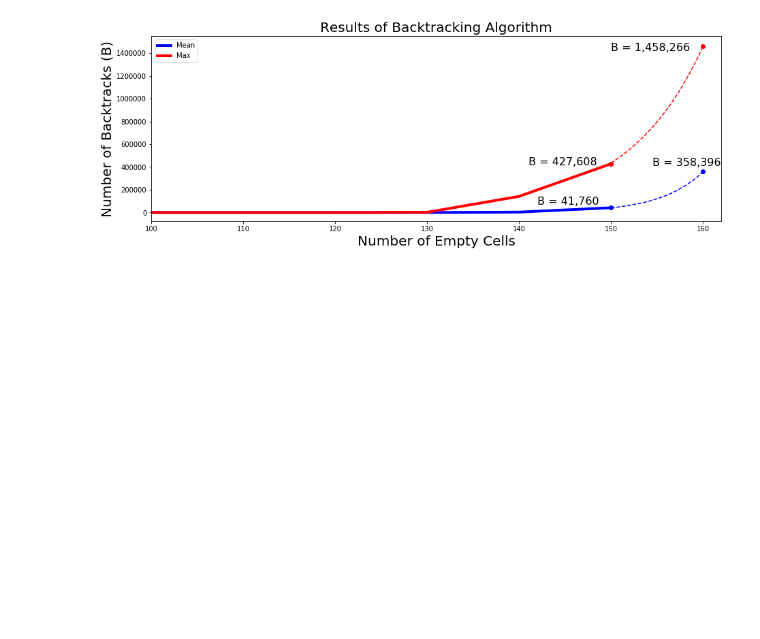
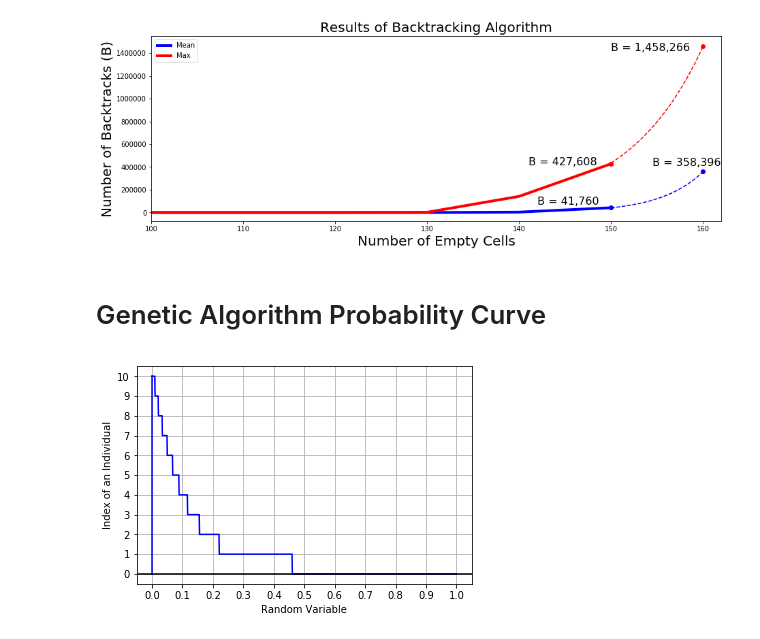
Before and after one commit to aaronbae/SudokuProject, a Jupyter notebook: project_report/Plotter.ipynb, the cells around one changed output. Drawn from its saved outputs; the diff is of its cells as text; code cells hidden in the pictures; blank space fills up the shorter version.

```diff
--- a/project_report/Plotter.ipynb
+++ b/project_report/Plotter.ipynb
@@ -132,3 +135,33 @@ plt.savefig("../project_report/backtrack.png")
 plt.show()
 # %% [output]
 [figure]
+# %% [markdown]
+# Genetic Algorithm Probability Curve
+# %%
+from matplotlib import ticker
+
+population_size = 10
+thresh = 0.23
+x = np.arange(0,1, 0.001)
+y = np.floor(np.exp(population_size * (thresh - x))+0.90)
+y[y>10] = 10
+
+# plot
+plt.figure()
+plt.rcParams['axes.grid'] = True
+shit = np.arange(0,1, 0.1)
+shat = np.arange(0,10, 1)
+xloc = ticker.MultipleLocator(base=0.1)
+yloc = ticker.MultipleLocator(base=1)
+plt.gca().xaxis.set_major_locator(xloc)
+plt.gca().yaxis.set_major_locator(yloc)
+plt.xlim([-0.05,1.05])
+plt.xlabel("Random Variable")
+plt.ylabel("Index of an Individual")
+
+plt.plot(x,y, 'b')
+plt.plot([0,0],[0,10], 'b')
+plt.plot([-0.1,1.1],[0,0], 'k')
+plt.savefig("geneic_algorithm_probability_curve.png")
+# %% [output]
+[figure, added]
```
Also changed, not shown: parts of 3 cells of this notebook, 13 other files.
